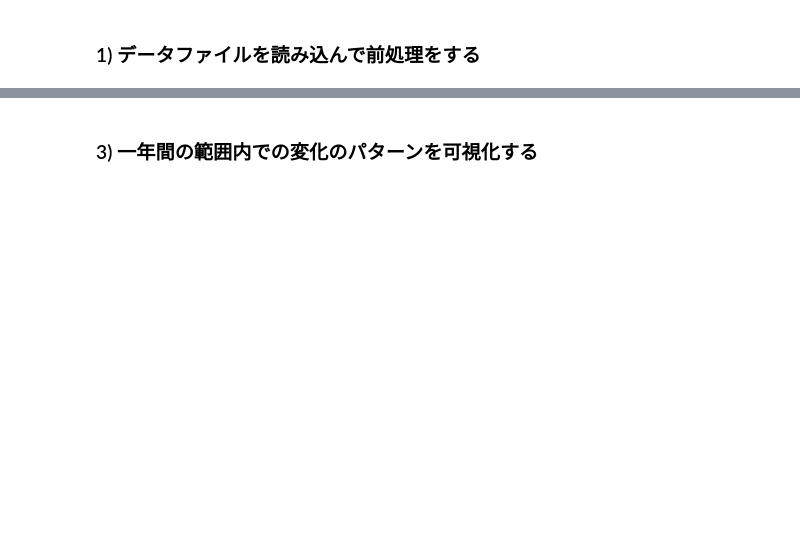
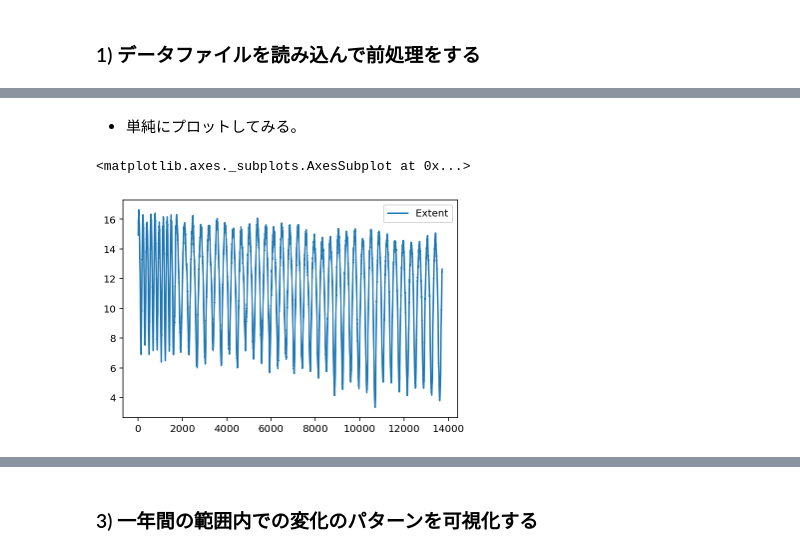
Before and after one commit to yfukui47/course2021-sml, a Jupyter notebook: 06_linear_regression_1.ipynb, the cells around one changed output, grey strips where cells are left out. Drawn from its saved outputs; the diff is of its cells as text; code cells hidden in the pictures; blank space fills up the shorter version.

```diff
--- a/06_linear_regression_1.ipynb
+++ b/06_linear_regression_1.ipynb
@@ -89,6 +96,0 @@ n_ice4.info()
-# %%
-# 海氷域面積を浮動小数点数に変換する
-date_cols = ['Year', 'Month', 'Day']
-col_as_float = n_ice4['Extent'].astype(float)
-n_ice = pd.concat([n_ice4[date_cols], col_as_float], axis=1)
-n_ice.head()
@@ -108,0 +115,2 @@ n_ice_monthly.head()
+# %%
+n_ice = n_ice[(n_ice.Year != '1978') & (n_ice.Year != '2021')]
@@ -108,0 +168,2 @@ n_ice_monthly.head()
+# %%
+n_ice = n_ice.drop(['Missing', 'Source Data'], axis=1)
@@ -108,0 +195,3 @@ n_ice_monthly.head()
+# %%
+n_ice['Extent'] = n_ice['Extent'].astype(float)
+n_ice.info()
@@ -108,0 +210,7 @@ n_ice_monthly.head()
+# %% [markdown]
+* 単純にプロットしてみる。
+# %%
+n_ice.plot()
+# %% [output]
+<matplotlib.axes._subplots.AxesSubplot at 0x...>
+[figure, added]
```
Also changed, not shown: parts of 114 cells of this notebook.
